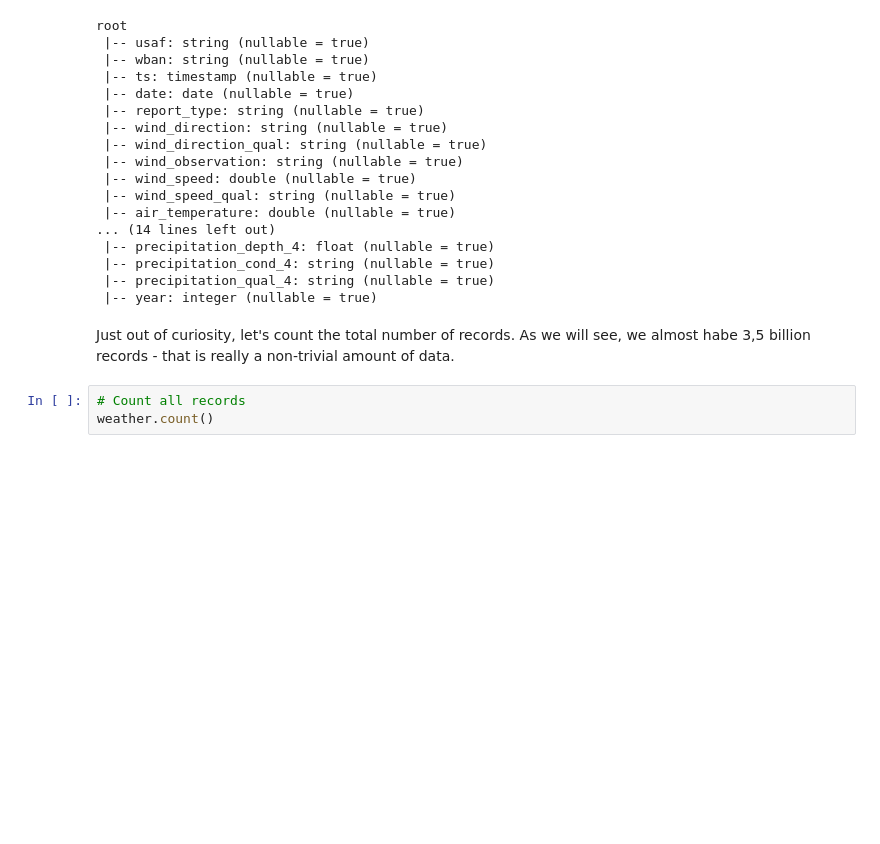
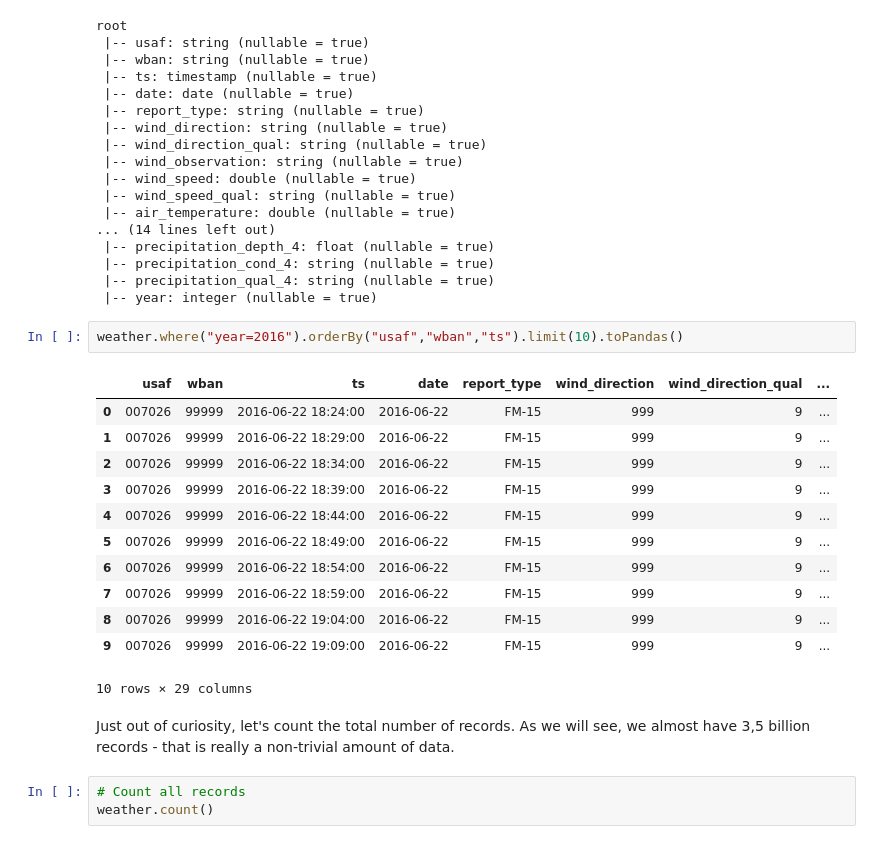
Before and after one commit to dimajix/weather-analysis, a Jupyter notebook: Weather Analysis.ipynb, the cells around one changed output. Saved outputs shown, nothing was run; the diff lists cells and outputs as text; blank space fills up the shorter version.

```diff
--- a/Weather Analysis.ipynb
+++ b/Weather Analysis.ipynb
@@ -371,8 +372,23 @@ root
  |-- precipitation_cond_4: string (nullable = true)
  |-- precipitation_qual_4: string (nullable = true)
  |-- year: integer (nullable = true)
+# %%
+weather.where("year=2016").orderBy("usaf","wban","ts").limit(10).toPandas()
+# %% [output]
+|  | usaf | wban | ts | date | report_type | wind_direction | wind_direction_qual | ... |
+| 0 | 007026 | 99999 | 2016-06-22 18:24:00 | 2016-06-22 | FM-15 | 999 | 9 | ... |
+| 1 | 007026 | 99999 | 2016-06-22 18:29:00 | 2016-06-22 | FM-15 | 999 | 9 | ... |
+| 2 | 007026 | 99999 | 2016-06-22 18:34:00 | 2016-06-22 | FM-15 | 999 | 9 | ... |
+| 3 | 007026 | 99999 | 2016-06-22 18:39:00 | 2016-06-22 | FM-15 | 999 | 9 | ... |
+| 4 | 007026 | 99999 | 2016-06-22 18:44:00 | 2016-06-22 | FM-15 | 999 | 9 | ... |
+| 5 | 007026 | 99999 | 2016-06-22 18:49:00 | 2016-06-22 | FM-15 | 999 | 9 | ... |
+| 6 | 007026 | 99999 | 2016-06-22 18:54:00 | 2016-06-22 | FM-15 | 999 | 9 | ... |
+| 7 | 007026 | 99999 | 2016-06-22 18:59:00 | 2016-06-22 | FM-15 | 999 | 9 | ... |
+| 8 | 007026 | 99999 | 2016-06-22 19:04:00 | 2016-06-22 | FM-15 | 999 | 9 | ... |
+| 9 | 007026 | 99999 | 2016-06-22 19:09:00 | 2016-06-22 | FM-15 | 999 | 9 | ... |
+10 rows × 29 columns
 # %% [markdown]
-Just out of curiosity, let's count the total number of records. As we will see, we almost habe 3,5 billion records - that is really a non-trivial amount of data.
+Just out of curiosity, let's count the total number of records. As we will see, we almost have 3,5 billion records - that is really a non-trivial amount of data.
 # %%
 # Count all records
 weather.count()
```
Also changed, not shown: parts of 19 cells of this notebook, 1 other file.
